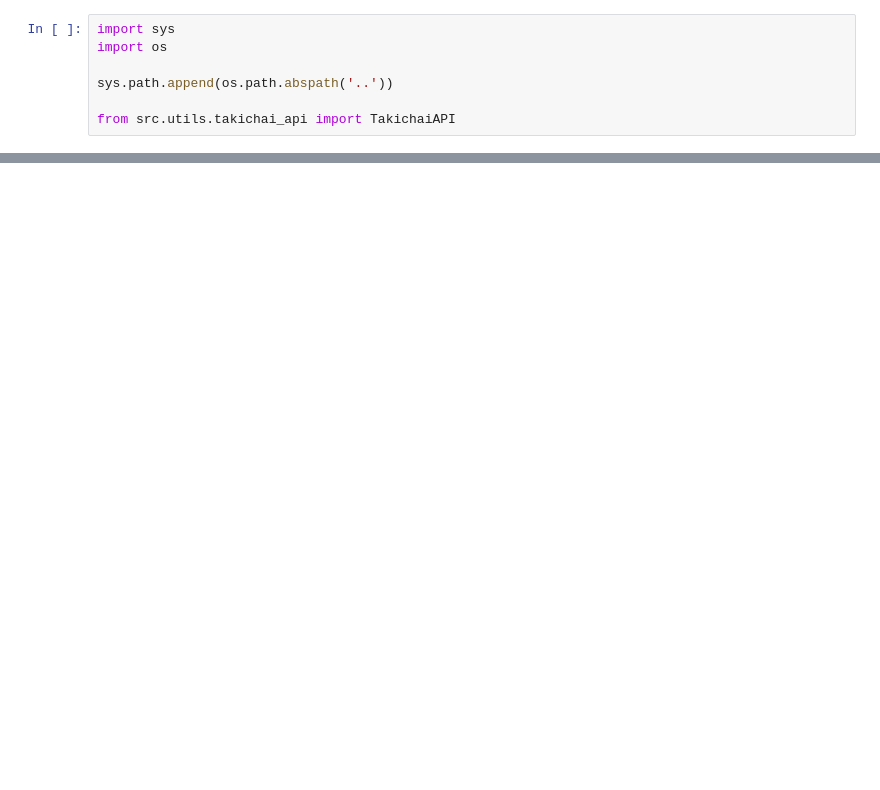
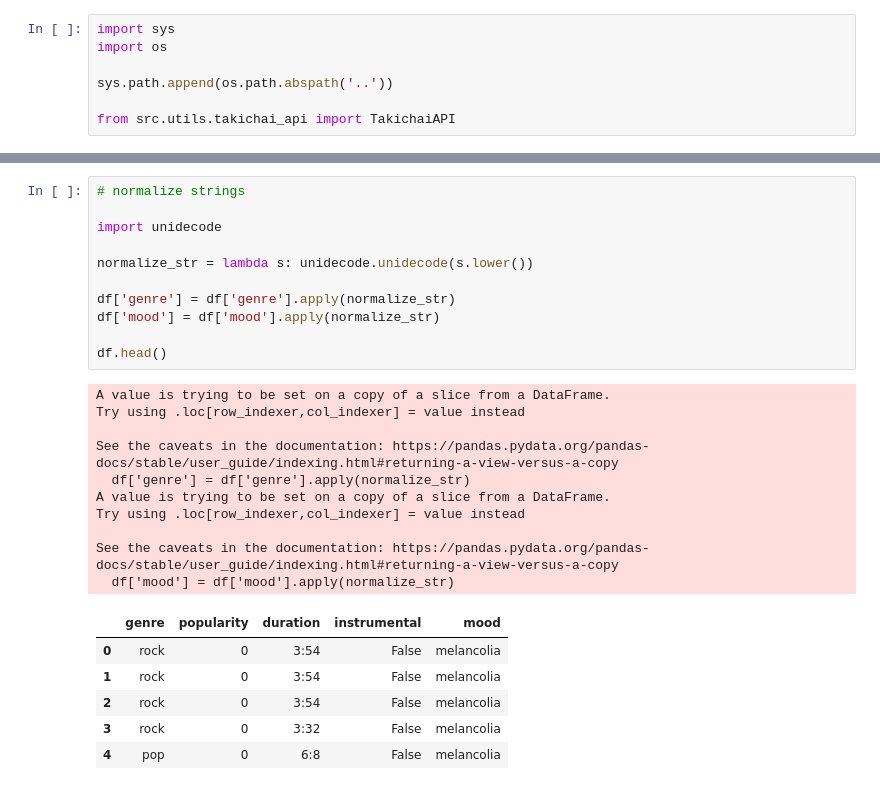
Before and after one commit to r3gor/takichai-recomendations, a Jupyter notebook: notebooks/takichai_songs.ipynb, the cells around one changed output, grey strips where cells are left out. Saved outputs shown, nothing was run; the diff lists cells and outputs as text; blank space fills up the shorter version.

```diff
--- a/notebooks/takichai_songs.ipynb
+++ b/notebooks/takichai_songs.ipynb
@@ -15,0 +62,28 @@ AttributeError: 'TakichaiAPI' object has no attribute 'get_songs'
+# %%
+# normalize strings
+
+import unidecode
+
+normalize_str = lambda s: unidecode.unidecode(s.lower())
+
+df['genre'] = df['genre'].apply(normalize_str)
+df['mood'] = df['mood'].apply(normalize_str)
+
+df.head()
+# %% [output]
+A value is trying to be set on a copy of a slice from a DataFrame.
+Try using .loc[row_indexer,col_indexer] = value instead
+
+See the caveats in the documentation: https://pandas.pydata.org/pandas-docs/stable/user_guide/indexing.html#returning-a-view-versus-a-copy
+  df['genre'] = df['genre'].apply(normalize_str)
+A value is trying to be set on a copy of a slice from a DataFrame.
+Try using .loc[row_indexer,col_indexer] = value instead
+
+See the caveats in the documentation: https://pandas.pydata.org/pandas-docs/stable/user_guide/indexing.html#returning-a-view-versus-a-copy
+  df['mood'] = df['mood'].apply(normalize_str)
+|  | genre | popularity | duration | instrumental | mood |
+| 0 | rock | 0 | 3:54 | False | melancolia |
+| 1 | rock | 0 | 3:54 | False | melancolia |
+| 2 | rock | 0 | 3:54 | False | melancolia |
+| 3 | rock | 0 | 3:32 | False | melancolia |
+| 4 | pop | 0 | 6:8 | False | melancolia |
```
Also changed, not shown: parts of 9 cells of this notebook.
